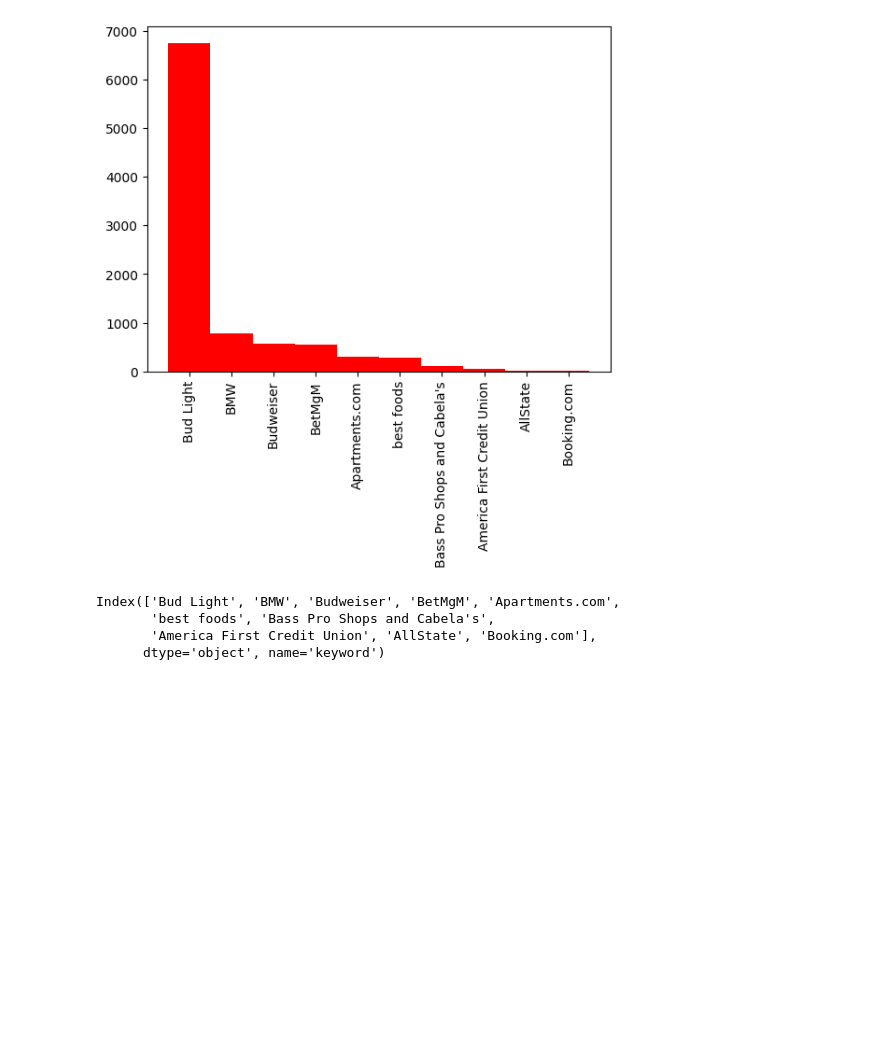
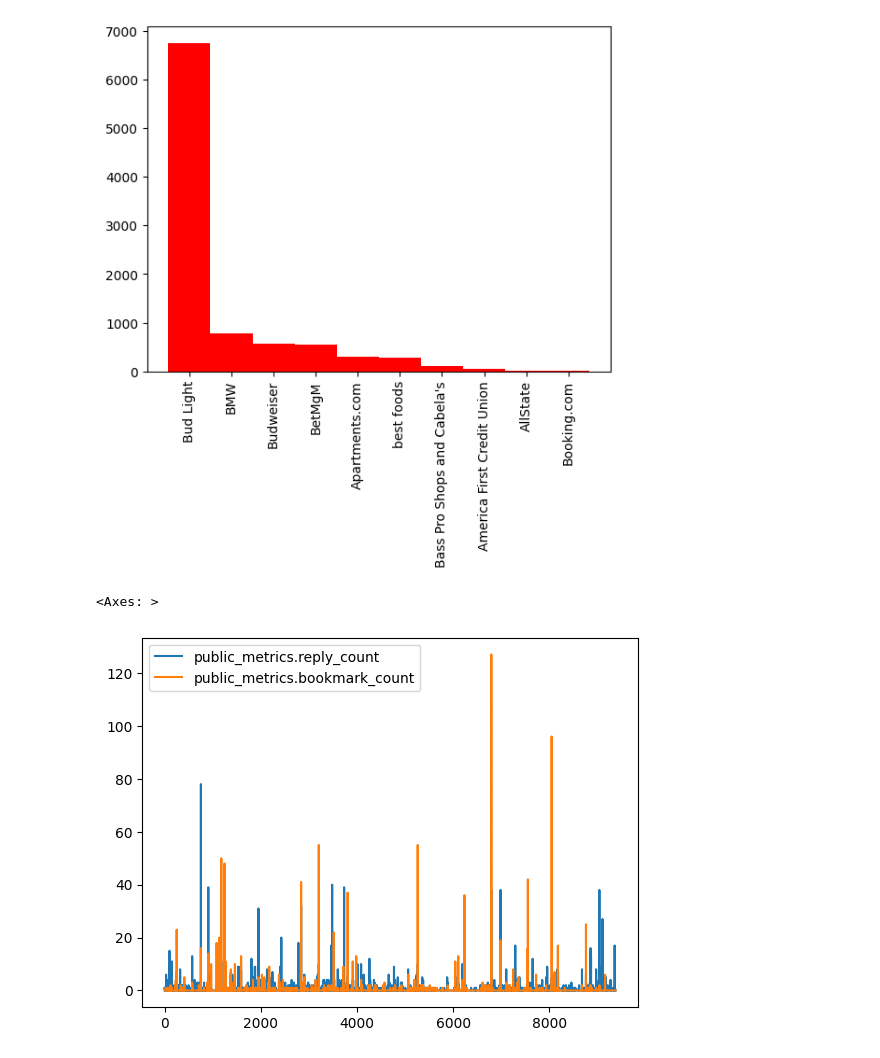
Before and after one commit to BBloxham1/is4487, a Jupyter notebook: Labs/Scripts/lab4_social_media_eda.ipynb, the cells around one changed output. Cells and saved outputs as stored; diff of their text form; code cells hidden in the pictures; blank space fills up the shorter version.

```diff
--- a/Labs/Scripts/lab4_social_media_eda.ipynb
+++ b/Labs/Scripts/lab4_social_media_eda.ipynb
@@ -89,10 +79,11 @@ mpl.bar(keys, values, color ='red',
 # %% [output]
 <BarContainer object of 10 artists>
 [figure]
-# %%
-keys
-# %% [output]
-Index(['Bud Light', 'BMW', 'Budweiser', 'BetMgM', 'Apartments.com',
-       'best foods', 'Bass Pro Shops and Cabela's',
-       'America First Credit Union', 'AllState', 'Booking.com'],
-      dtype='object', name='keyword')
+# %%
+# plot 2: like vs bookmark counts
+df2 = df[['public_metrics.reply_count', 'public_metrics.bookmark_count']]
+df.sort_values(by=['public_metrics.bookmark_count', 'public_metrics.reply_count'])
+df2.plot.line()
+# %% [output]
+<Axes: >
+[figure, added]
```
Also changed, not shown: parts of 2 cells of this notebook.
